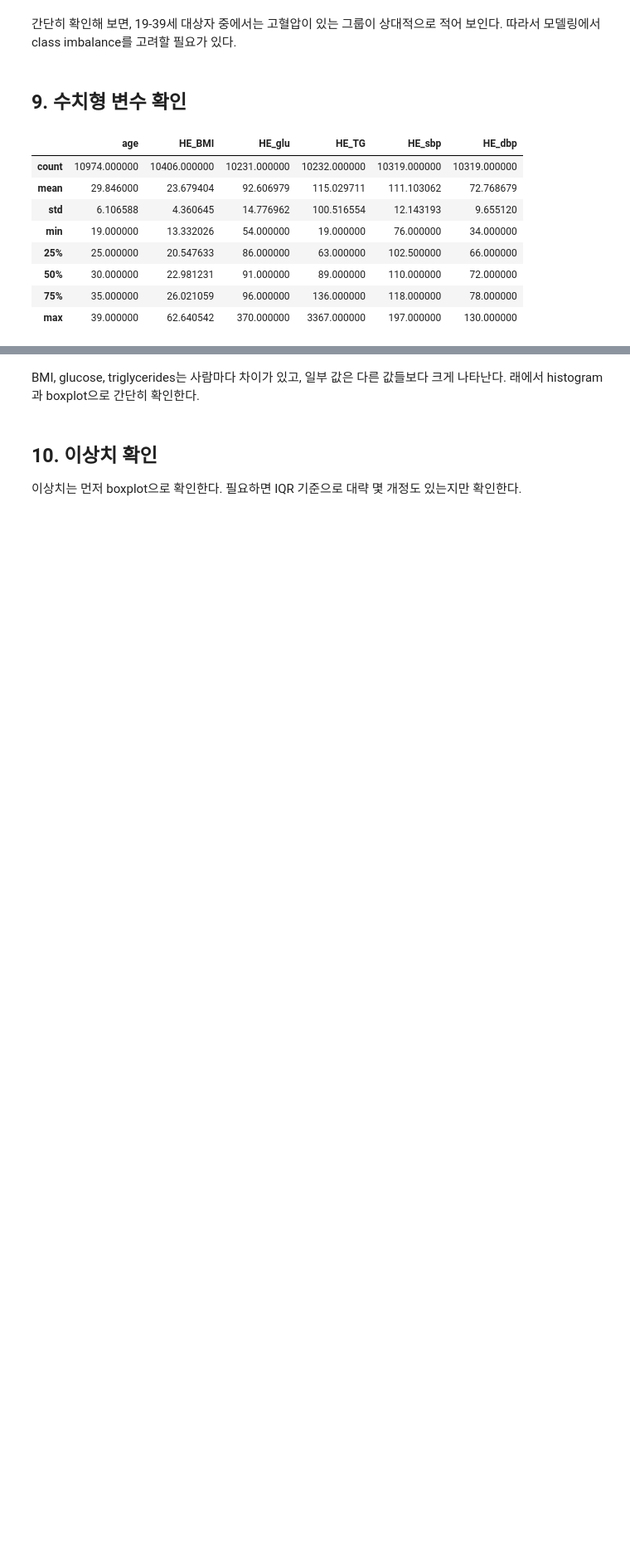
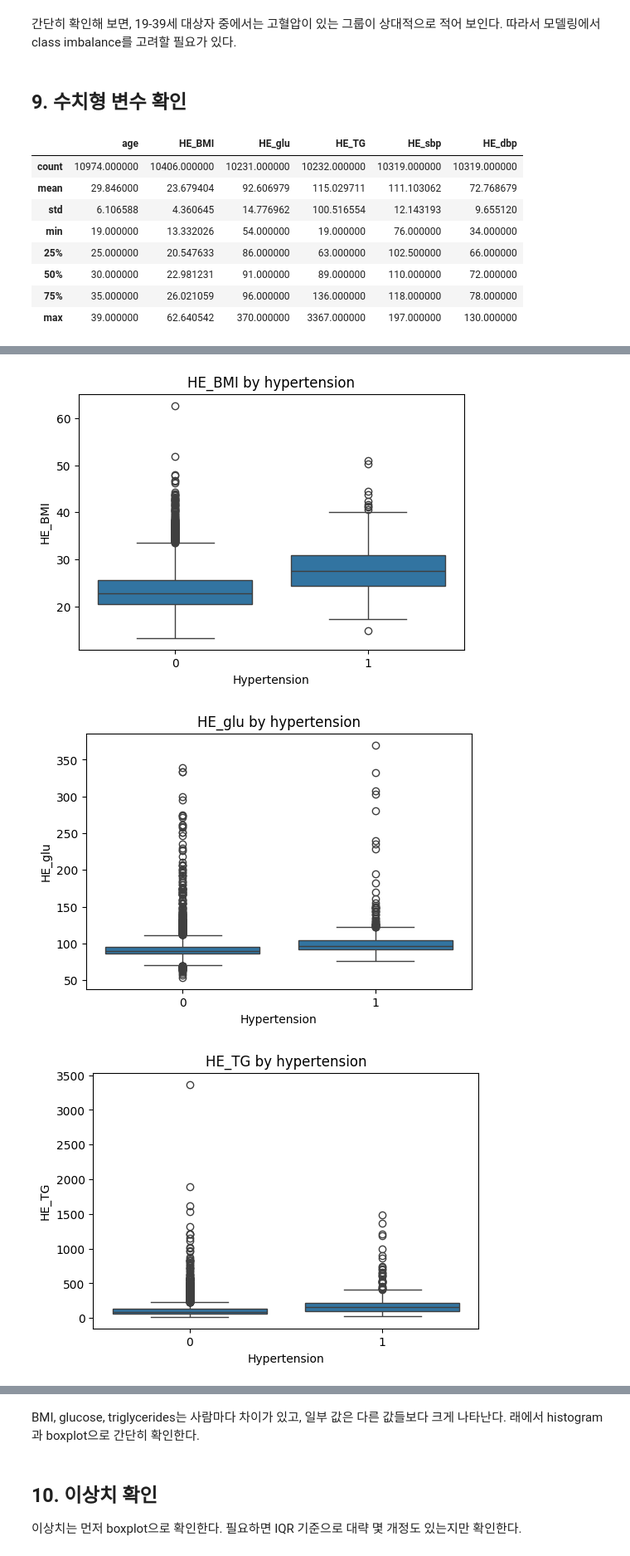
Before and after one commit to thanhdvu/cardiovascular-risk-khanes, a Jupyter notebook: 02_data_cleaning_eda.ipynb, the cells around one changed output, grey strips where cells are left out. Shown at 83% size. Saved outputs shown, nothing was run; the diff lists cells and outputs as text; code cells hidden in the pictures; blank space fills up the shorter version.

```diff
--- a/02_data_cleaning_eda.ipynb
+++ b/02_data_cleaning_eda.ipynb
@@ -246,0 +308,12 @@ df_young[['age', 'HE_BMI', 'HE_glu', 'HE_TG', 'HE_sbp', 'HE_dbp']].describe()
+# %%
+for col in ['HE_BMI', 'HE_glu', 'HE_TG']:
+    plt.figure(figsize=(6, 4))
+    sns.boxplot(data=df_young, x='hypertension', y=col)
+    plt.title(col + ' by hypertension')
+    plt.xlabel('Hypertension')
+    plt.ylabel(col)
+    plt.show()
+# %% [output]
+[figure, added]
+[figure, added]
+[figure, added]
```
Also changed, not shown: parts of 14 cells of this notebook, 3 other files.
